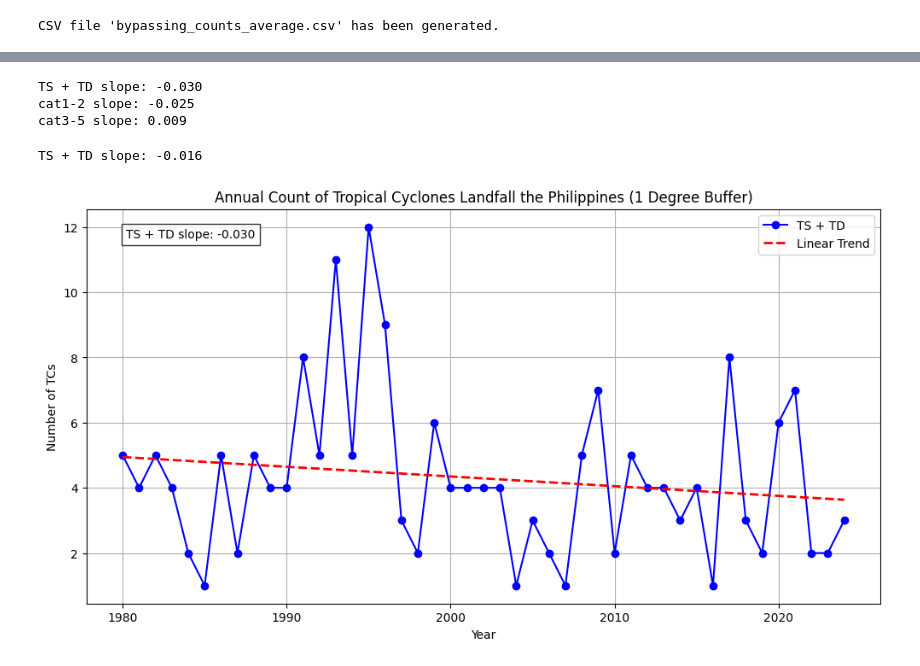
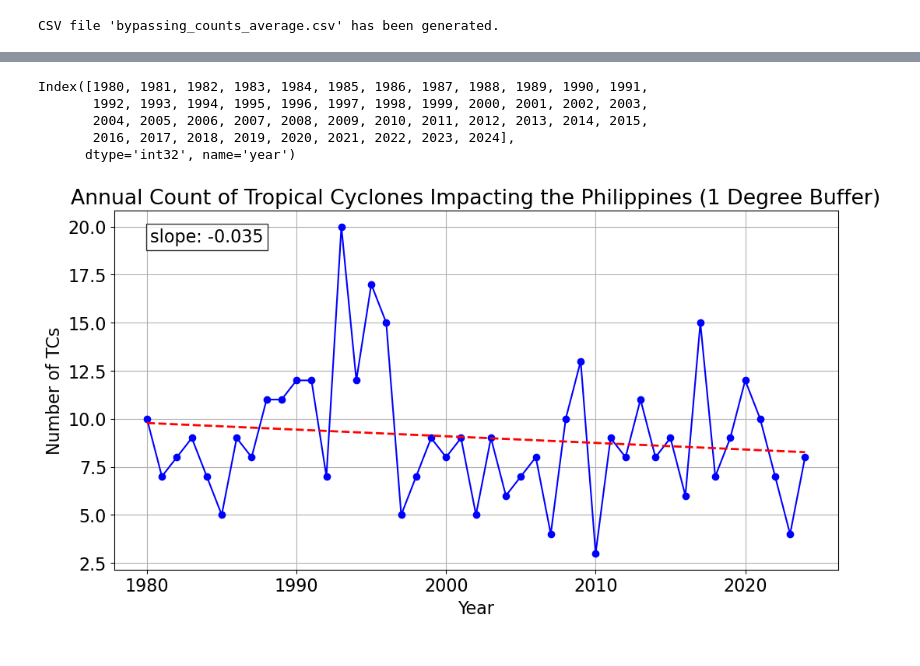
Before and after one commit to luxizhou/PH_TC_Risk, a Jupyter notebook: Project_1_Tropical_cyclon_risks_in_Philippines/01/FindTheImpactingAndLandFallNumberOfTCinPHL.ipynb, the cells around one changed output, grey strips where cells are left out. Cells and saved outputs as stored; diff of their text form; code cells hidden in the pictures.

Commit message:
Modified and cleaned the scripts to output figures that are used in Manila Seminar presentation slides. Some paths to data files are updated too.

```diff
--- a/Project_1_Tropical_cyclon_risks_in_Philippines/01/FindTheImpactingAndLandFallNumberOfTCinPHL.ipynb
+++ b/Project_1_Tropical_cyclon_risks_in_Philippines/01/FindTheImpactingAndLandFallNumberOfTCinPHL.ipynb
@@ -18,8 +18,8 @@ from shapely.geometry import Point
 import warnings
 warnings.filterwarnings('ignore')
 # %%
-tc_points = gpd.read_file("IBTrACS.WP.list.v04r01.points.shp")
-lines = gpd.read_file("IBTrACS.WP.list.v04r01.lines.shp")
+tc_points = gpd.read_file(r'C:\Users\luxi\OneDrive - Peak Reinsurance Company Ltd\Documents\ClimateRisk\TC\00 - Data\IBTrACS.WP.list.v04r01.points\IBTrACS.WP.list.v04r01.points.shp')
+lines = gpd.read_file(r'C:\Users\luxi\OneDrive - Peak Reinsurance Company Ltd\Documents\ClimateRisk\TC\00 - Data\IBTrACS.WP.list.v04r01.lines\IBTrACS.WP.list.v04r01.lines.shp')
 phl_buffer = gpd.read_file("PHL_1degree_buffer.shp")
 phl_land = gpd.read_file("PHL_adm0.shp")
 # %%
@@ -140,9 +134,11 @@ landfall_counts['CAT 1 - 2'] = landfall_counts[['Category 1','Category 2']].sum(
 impacting_counts['CAT 3 - 5'] = impacting_counts[['Category 3','Category 4','Category 5']].sum(axis=1)
 landfall_counts['CAT 3 - 5'] = landfall_counts[['Category 3','Category 4','Category 5']].sum(axis=1)
 
+impacting_counts['All'] = impacting_counts[['TS + TD','CAT 1','CAT 2','CAT 3','CAT 4','CAT 5']].sum(axis=1)
+landfall_counts['All'] = landfall_counts[['TS + TD','CAT 1','CAT 2','CAT 3','CAT 4','CAT 5']].sum(axis=1)
 
 # Reorder columns
-categories = ['TS + TD','CAT 1','CAT 2','CAT 3','CAT 4','CAT 5','CAT 1 - 2','CAT 3 - 5',]
+categories = ['TS + TD','CAT 1','CAT 2','CAT 3','CAT 4','CAT 5','CAT 1 - 2','CAT 3 - 5','All']
 impacting_counts = impacting_counts[categories]
 landfall_counts = landfall_counts[categories]
 # %%
@@ -338,35 +314,37 @@ slope_cat4_5C = calculate_slope(landfall_counts.index, landfall_counts['CAT 3 -
-# %%
-print(f"TS + TD slope: {slope_ts_tdA:.3f}")
-print(f"cat1-2 slope: {slope_cat1_3B:.3f}")
-print(f"cat3-5 slope: {slope_cat4_5C:.3f}")
-# %% [output]
-TS + TD slope: -0.030
-cat1-2 slope: -0.025
-cat3-5 slope: 0.009
-# %%
-print(f"TS + TD slope: {slope_ts_td:.3f}")
-# %% [output]
-TS + TD slope: -0.016
+# %%
+impacting_counts.index
+# %% [output]
+Index([1980, 1981, 1982, 1983, 1984, 1985, 1986, 1987, 1988, 1989, 1990, 1991,
+       1992, 1993, 1994, 1995, 1996, 1997, 1998, 1999, 2000, 2001, 2002, 2003,
+       2004, 2005, 2006, 2007, 2008, 2009, 2010, 2011, 2012, 2013, 2014, 2015,
+       2016, 2017, 2018, 2019, 2020, 2021, 2022, 2023, 2024],
+      dtype='int32', name='year')
 # %%
-plt.figure(figsize=(12, 6))
-plt.plot(landfall_counts.index, landfall_counts['TS + TD'], label='TS + TD', marker='o', color='blue')
-plt.title('Annual Count of Tropical Cyclones Landfall the Philippines (1 Degree Buffer)')
+#// set fontsize of axis labels, legend and title all to 16
+plt.rcParams.update({'font.size': 16})
+
+select_category = 'All'  # Change this to the desired category
+fig = plt.figure(figsize=(12, 6))
+plt.plot(impacting_counts.index, impacting_counts[select_category], label=select_category, marker='o', color='blue')
+plt.title('Annual Count of Tropical Cyclones Impacting the Philippines (1 Degree Buffer)')
 
 # Calculate linear trend
-z = np.polyfit(landfall_counts.index, landfall_counts['TS + TD'], 1)
+z = np.polyfit(impacting_counts.index, impacting_counts[select_category], 1)
 p = np.poly1d(z)
-plt.plot(landfall_counts.index, p(landfall_counts.index),
+plt.plot(impacting_counts.index, p(impacting_counts.index),
          color='red', linestyle='--', linewidth=2, label='Linear Trend')
 
 # Add slope to the plot
 slope_ts_td = z[0]  # Slope from polyfit
-plt.text(0.05, 0.95, f'TS + TD slope: {slope_ts_tdA:.3f}', transform=plt.gca().transAxes,
-         fontsize=10, verticalalignment='top', bbox=dict(facecolor='white', alpha=0.8))
+plt.text(0.05, 0.95, f'slope: {z[0]:.3f}', transform=plt.gca().transAxes,
+         fontsize=16, verticalalignment='top', bbox=dict(facecolor='white', alpha=0.8))
 
 plt.xlabel('Year')
 plt.ylabel('Number of TCs')
-plt.legend()
+#plt.legend()
 plt.grid(True)
 plt.show()
+
+fig.savefig(f'{select_category}_TC_frequency_trends.png',bbox_inches='tight')
 # %% [output]
-[figure, old version]
+[figure, new version]
```
Also changed, not shown: parts of 23 cells of this notebook, 4 other files.
